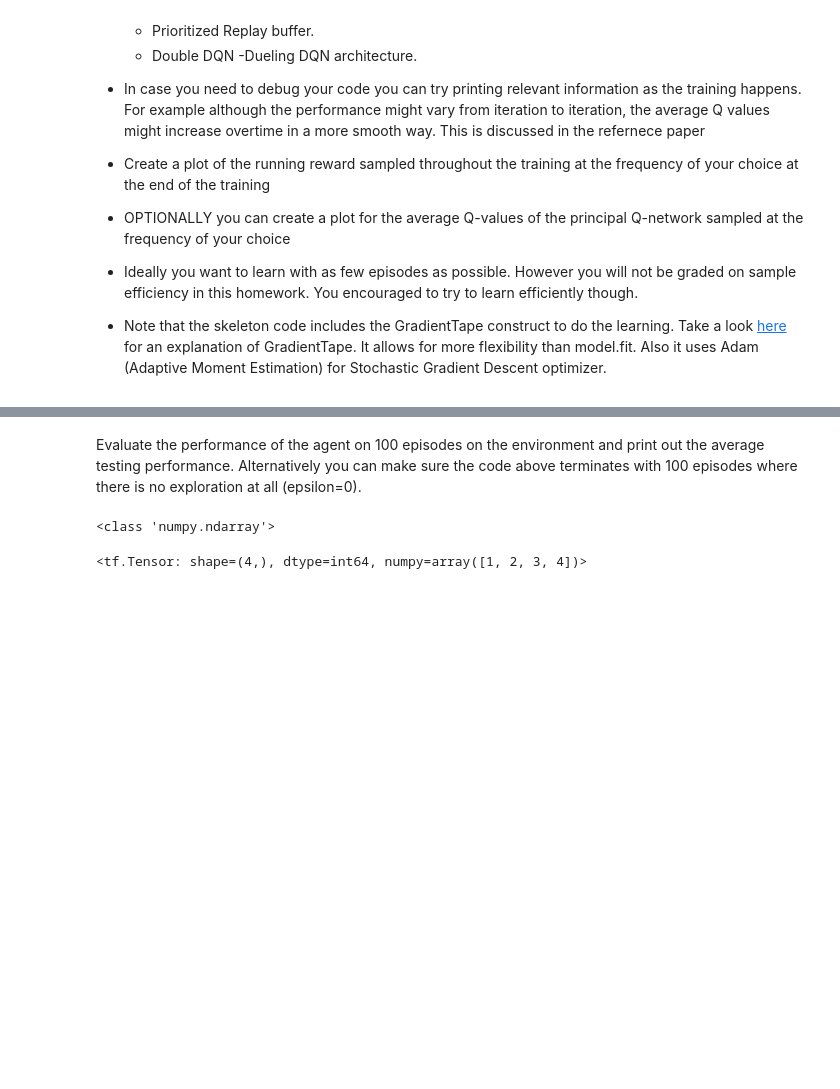
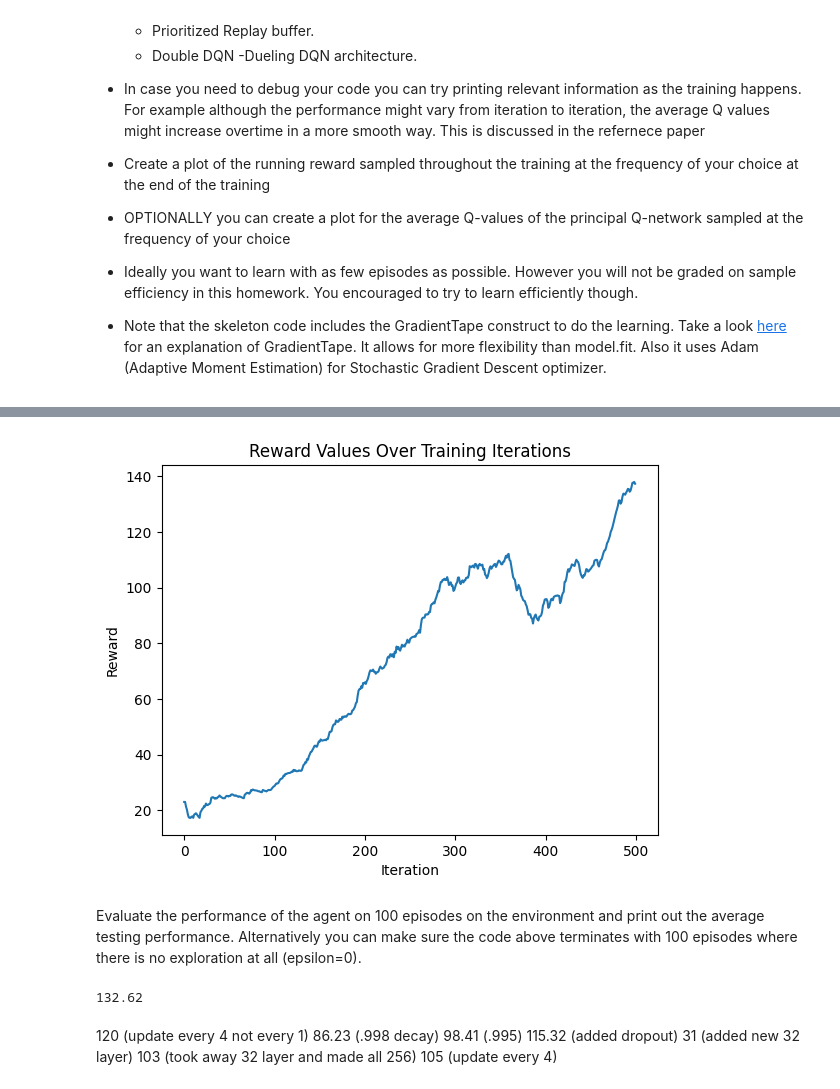
Before and after one commit to fredc1/RL_Homework, a Jupyter notebook: HW4_DQN.ipynb, the cells around one changed output, grey strips where cells are left out. Cells and saved outputs as stored; diff of their text form; code cells hidden in the pictures; blank space fills up the shorter version.

Commit message:
got to 130 avg score with larger batch

```diff
--- a/HW4_DQN.ipynb
+++ b/HW4_DQN.ipynb
@@ -53,13 +53,11 @@ $$Q_\theta(s,a) \approx Q^\ast(s,a)$$
 
 def model_creator():
     model = tf.keras.Sequential()
-    model.add(tf.keras.layers.Dense(32, activation="relu", input_dim=obssize))
+    model.add(tf.keras.layers.Dense(256, activation="relu", input_dim=obssize))
     model.add(tf.keras.layers.Dropout(0.2))
-    model.add(tf.keras.layers.Dense(64, activation='relu'))
+    model.add(tf.keras.layers.Dense(256, activation='relu'))
     model.add(tf.keras.layers.Dropout(0.2))
-    model.add(tf.keras.layers.Dense(32, activation='relu'))
-    model.add(tf.keras.layers.Dropout(0.2))
-    model.add(tf.keras.layers.Dense(16, activation='relu'))
+    model.add(tf.keras.layers.Dense(256, activation='relu'))
     model.add(tf.keras.layers.Dense(actsize, activation="linear"))
     return model
 # %% [markdown]
@@ -96,9 +94,8 @@ $$d_i = \max_a r_t + \gamma Q_{\theta^{-}}(s_{i}^\prime,a)$$
 
 the targets are used in the loss function to update the principal network parameters. This slowly updated target network ensures that the targets come from a relatively stationary distribution and hence stabilize learning.
 # %%
-batch_size = 32
-epsilon = 0.3
-penalty = 1
+batch_size = 64
+
 # Model used for selecting actions (principal)
 model = model_creator()
 # Then create the target model. This will periodically be copied from the principal network
@@ -106,15 +103,6 @@ model_target = model_creator()
 
 model.build((batch_size,obssize,))
 model_target.build((batch_size,obssize,))
-
-def select_action(state, epsilonn):
-    if np.random.rand() < epsilonn:
-        # Select a random action
-        return env.action_space.sample()
-    else:
-        # Select the action with the highest Q-value
-        q_values = model(np.array(state)[None])
-        return tf.argmax(q_values[0]).numpy()
 # %% [markdown]
 - Complete the code below to learn an Agent using DQN.
 - You should tweak the Neural network appropriately to achieve a good reward (>100). Ideally you would want to have a reward close to 200.
@@ -261,10 +283,21 @@ for episode in tqdm(range(max_episodes)):
+# %%
+import matplotlib.pyplot as plt
+
+
+# Create a list of iteration numbers
+iterations = list(range(len(running_reward_graph)))
+
+# Create the plot
+plt.plot(iterations, running_reward_graph)
+
+# Set the title and labels
+plt.title("Reward Values Over Training Iterations")
+plt.xlabel("Iteration")
+plt.ylabel("Reward")
+
+# Show the plot
+plt.show()
+# %% [output]
+[figure, added]
 # %% [markdown]
 Evaluate the performance of the agent on 100 episodes on the environment and print out the average testing performance. Alternatively you can make sure the code above terminates with 100 episodes where there is no exploration at all (epsilon=0).
-# %%
-# YOUR CODE Here
-test = np.array([1,2,3,4])
-print(type(test))
-tf.convert_to_tensor(test)
-# %% [output]
-<class 'numpy.ndarray'>
-<tf.Tensor: shape=(4,), dtype=int64, numpy=array([1, 2, 3, 4])>
@@ -270,0 +324,12 @@ tf.convert_to_tensor(test)
+# %%
+test
+# %% [output]
+132.62
+# %% [markdown]
+120 (update every 4 not every 1)
+86.23 (.998 decay)
+98.41 (.995)
+115.32 (added dropout)
+31 (added new 32 layer)
+103 (took away 32 layer and made all 256)
+105 (update every 4)
```
Also changed, not shown: parts of 2 cells of this notebook.
